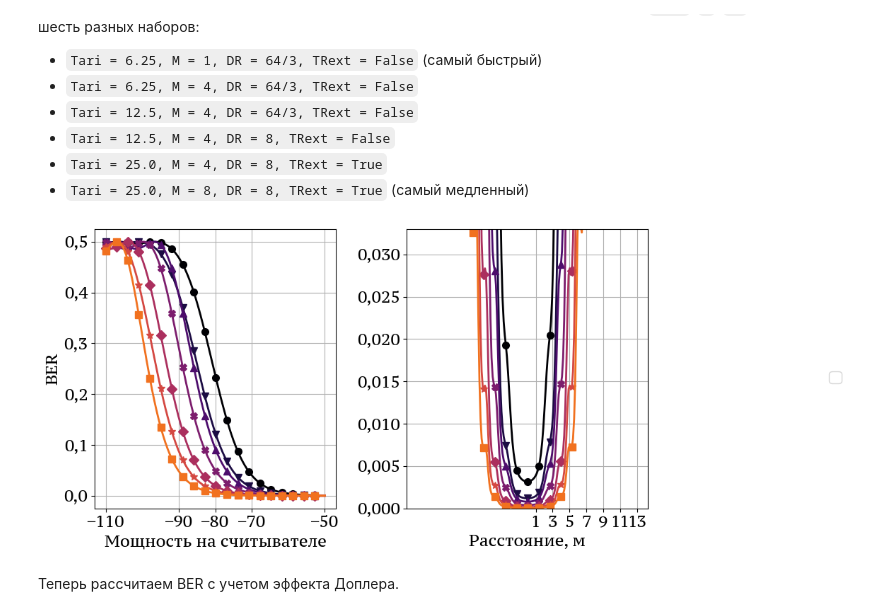
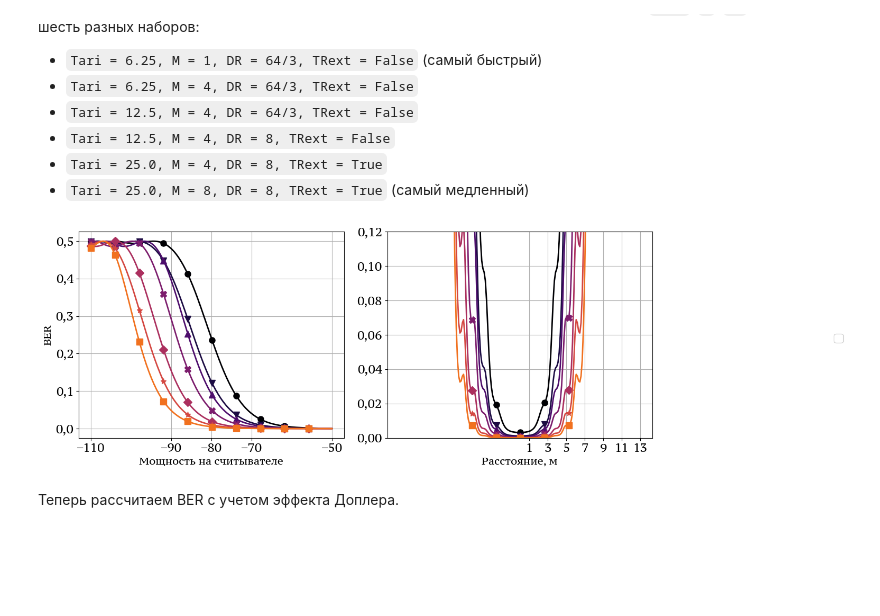
Before and after one commit to VilmenAbramian/simulation, a Jupyter notebook: pysim/experiments/channel.ipynb, the cells around one changed output. Drawn from its saved outputs; the diff is of its cells as text; code cells hidden in the pictures; blank space fills up the shorter version.

```diff
--- a/pysim/experiments/channel.ipynb
+++ b/pysim/experiments/channel.ipynb
@@ -746,3 +655,20 @@ def get_ber(snr) -> float:
+# %%
+NOISE = channel.to_log(
+    value=(channel.from_log(READER_NOISE, dbm=True) + channel.from_log(THERMAL_NOISE, dbm=True)),
+    dbm=True
+)
+
+def get_snr(rx: float, m: int, trcal: float, trext: bool = False,
+            dr: float = DR) -> float:
+    """Вычислить SNR на бит с поправкой на синхронизацию."""
+    snr = channel.snr(power=rx, noise=NOISE)
+    preamble = get_preamble(m, trcal, trext, dr)
+    return channel.snr_full(
+        snr=snr,
+        miller=m,
+        symbol=(1 / get_blf(trcal, dr)),
+        preamble=preamble
+    )
 # %% [markdown]
 Рассчитаем BER для разных Tari, M и DR.
 
@@ -769,7 +695,7 @@ SERIES_SIZE = len(SERIES)
 SERIES_MARKERS = ["o", "v", "^", "X", "D", "*", "s"]
 SERIES_COLORS = [get_color(i / SERIES_SIZE * 0.8) for i in range(SERIES_SIZE)]
 # %%
-def plot_ber(image_name: str = "") -> None:
+def plot_ber(image_name: str = '', save_fig: bool = False) -> None:
     """
     Нарисовать графики зависимостей BER от SNR и от расстояния между
     считывателем и меткой.
@@ -777,57 +703,57 @@ def plot_ber(image_name: str = "") -> None:
     Args:
         image_name (str): имя файла без расширения
     """
-    fig, axes = plt.subplots(figsize=(9, 5), nrows=1, ncols=2)
+    fig, axes = plt.subplots(figsize=(FIGSIZE[0]+4, FIGSIZE[1]), nrows=1, ncols=2)
     ax0, ax1 = axes
 
-    ox = np.linspace(-13, 13, 200)
-    basic_rx = np.linspace(-110, -50, 200)
+    ox_axis = np.linspace(MINIMUM_DISTANCE+2, MAXIMUM_DISTANCE-2, GRID_STEP)
+    basic_rx = np.linspace(-110, -50, GRID_STEP)
 
-    tag_rx = [get_tag_rx(x, 0, 0) for x in ox]
-    tag_tx = [get_tag_tx(rx) for rx in tag_rx]
-    rdr_rx = [get_reader_rx(x, 0, 0, tx) for (x, tx) in zip(ox, tag_tx)]
+    tag_accepted_power = [get_tag_rx(x, v=0, t=0) for x in ox_axis]
+    tag_radiated_power = [get_tag_tx(power) for power in tag_accepted_power]
+    reader_accepted_power = [get_reader_rx(x, v=0, t=0, power=tag_power) for (x, tag_power) in zip(ox_axis, tag_radiated_power)]
 
     for i, (tari_us, m, dr) in enumerate(SERIES):
         tari = tari_us * 1e-6
         trcal = get_trcal(tari)
-        m_ = m.value
+        m_tag_value = m.value[1] # пример m.value: ('10', 4, 'M4')
 
-        rdr_snr = [get_snr(rx, m_, trcal, False, dr.eval()) for rx in rdr_rx]
-        rdr_ber = [get_ber(snr) for snr in rdr_snr]
+        snr_on_reader = [get_snr(power, m_tag_value, trcal, False, dr.eval()) for power in reader_accepted_power]
+        ber_on_reader = [channel.ber(snr) for snr in snr_on_reader]
 
-        basic_snr = [get_snr(rx, m_, trcal, False, dr.eval()) for rx in basic_rx]
-        basic_ber = [get_ber(snr) for snr in basic_snr]
+        basic_snr = [get_snr(power, m_tag_value, trcal, False, dr.eval()) for power in basic_rx]
+        basic_ber = [channel.ber(snr) for snr in basic_snr]
 
         props = {
-            'linewidth': 2,
+            'linewidth': LINEWIDTH,
             'marker': SERIES_MARKERS[i],
             'color': SERIES_COLORS[i],
-            'markevery': 10,
-            'markersize': 7,
+            'markevery': MARKEVERY,
+            'markersize': MARKERSIZE,
             # 'label': (f"Tari = {tari_us:n} мкс,\n"
             #           f"{m.name}, DR = {str_dr(dr)}")
         }
         ax0.plot(basic_rx, basic_ber, **props)
-        ax1.plot(ox, rdr_ber, **props)
+        ax1.plot(ox_axis, ber_on_reader, **props)
 
     for ax in axes:
         ax.grid()
 
-    ax0.set_ylabel("BER")
-    ax0.set_xlabel("Мощность на считывателе")
-    ax1.set_xlabel("Расстояние, м")
-    ax1.set_ylim((0, 0.033))
+    ax0.set_ylabel('BER', fontsize=LEGEND_FONTSIZE)
+    ax0.set_xlabel('Мощность на считывателе', fontsize=LEGEND_FONTSIZE)
+    ax1.set_xlabel('Расстояние, м', fontsize=LEGEND_FONTSIZE)
+    ax1.set_ylim((0, 0.12))
     ax0.set_xticks((-110, -90, -80, -70, -50))
     ax1.set_xticks((1, 3, 5, 7, 9, 11, 13))
 
     fig.legend(*ax0.get_legend_handles_labels(), loc='center right',
                bbox_to_anchor=(1.29, 0.533), ncol=1)
 
     plt.tight_layout()
 
-plot_ber("ch2_ber")
+plot_ber('', save_fig = False)
 # %% [output]
-[figure, old version]
+[figure, new version]
 # %% [markdown]
 Теперь рассчитаем BER с учетом эффекта Доплера.
 # %%
```
Also changed, not shown: parts of 14 cells of this notebook, 1 other file.
